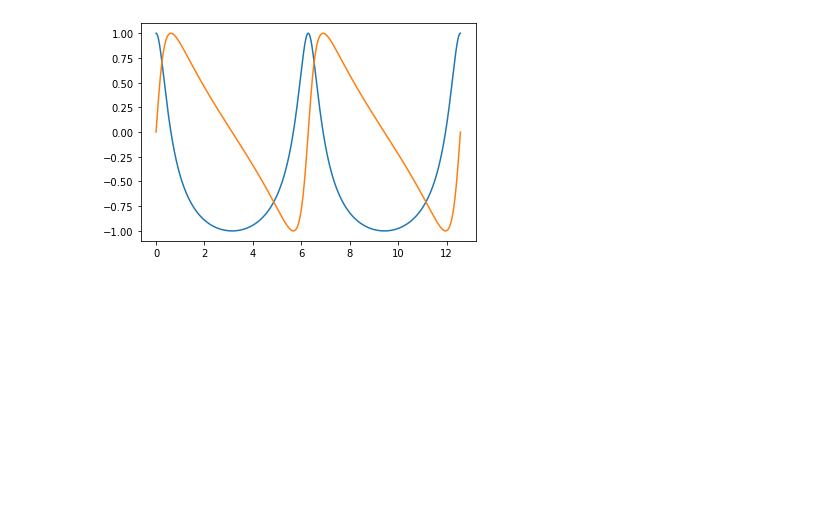
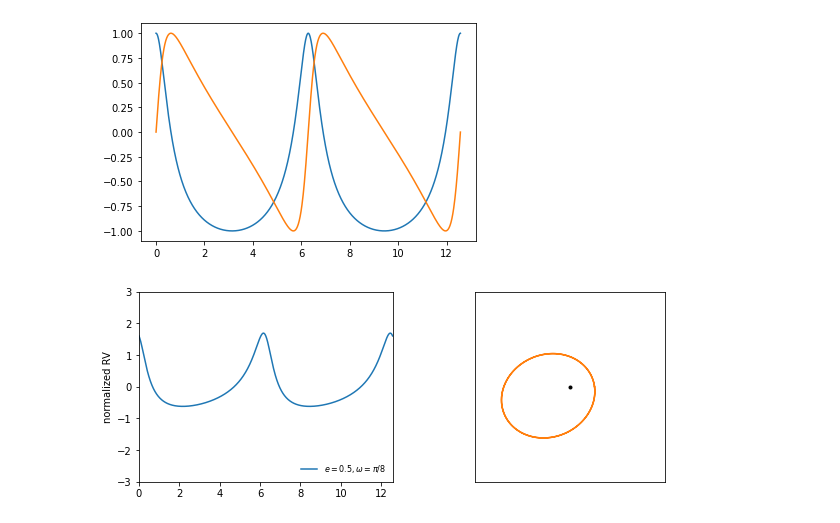
Before and after one commit to HajimeKawahara/exojupyter, a Jupyter notebook: ipynb/Figure 4.5 -- Radial Velocity Curves.ipynb, the cells around one changed output. Drawn from its saved outputs; the diff is of its cells as text; code cells hidden in the pictures; blank space fills up the shorter version.

```diff
--- a/ipynb/Figure 4.5 -- Radial Velocity Curves.ipynb
+++ b/ipynb/Figure 4.5 -- Radial Velocity Curves.ipynb
@@ -134,3 +132,29 @@ plt.plot(M,sinfa)
 # %% [output]
 [<matplotlib.lines.Line2D at 0x...>]
 [figure]
+# %%
+fig=plt.figure(figsize=(10,3.5))
+ax=fig.add_subplot(121)
+pylab.ylim(-3,3)
+pylab.xlim(0.0,4*np.pi)
+M,model=getrv(0.5,np.pi/8)
+ax.plot(M,model,color="C0")
+
+plt.legend(["$e=0.5, \omega=\pi/8$"],loc="lower right",prop={'size':8},frameon=False,ncol=2)
+#
+pylab.ylabel("normalized RV")
+
+ax=fig.add_subplot(122)
+pylab.ylim(-2,2)
+pylab.xlim(-2,2)
+x,y=conic(0.5,np.pi/8)
+ax.plot(x,y,color="C1")
+ax.plot([0],[0],".",color="black")
+ax.set_aspect(1.0/ax.get_data_ratio())
+ax.xaxis.set_ticklabels([])
+ax.yaxis.set_ticklabels([])
+ax.axes.get_xaxis().set_ticks([])
+ax.axes.get_yaxis().set_ticks([])
+plt.show()
+# %% [output]
+[figure, added]
```
Also changed, not shown: parts of 1 cell of this notebook, 3 other files.
